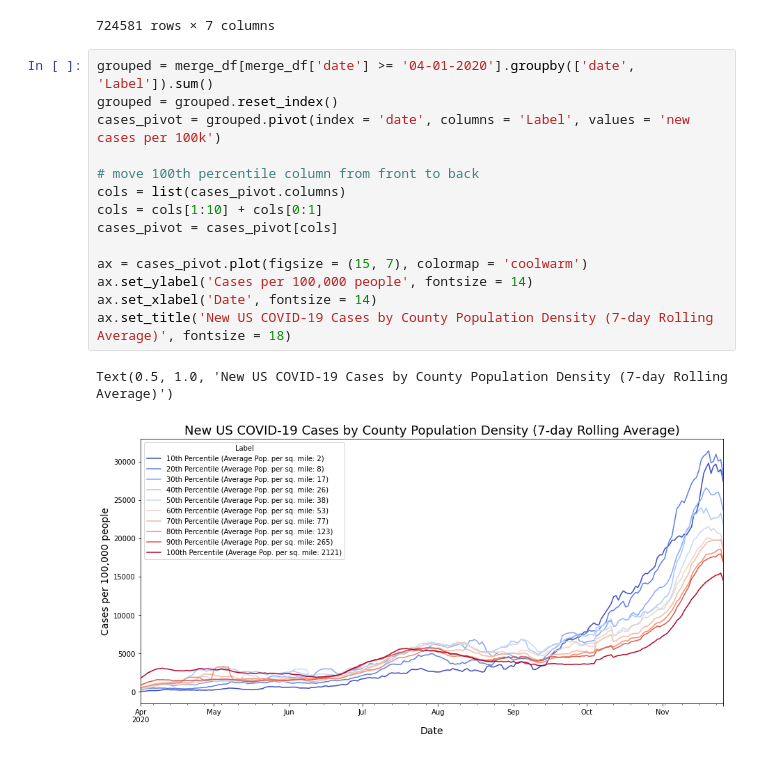
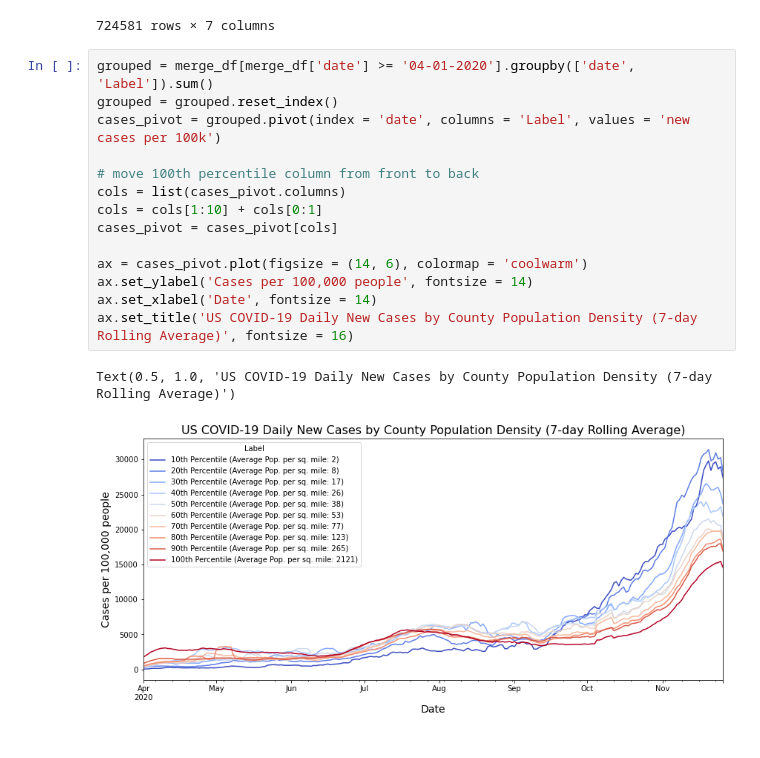
Before and after one commit to pierre-x10/USA_COVID_CountyPop, a Jupyter notebook: USA COVID-19 Data By County Population Density.ipynb, the cells around one changed output. Drawn from its saved outputs; the diff is of its cells as text.

```diff
--- a/USA COVID-19 Data By County Population Density.ipynb
+++ b/USA COVID-19 Data By County Population Density.ipynb
@@ -204,19 +204,19 @@ merge_df
 # %%
 grouped = merge_df[merge_df['date'] >= '04-01-2020'].groupby(['date', 'Label']).sum()
 grouped = grouped.reset_index()
 cases_pivot = grouped.pivot(index = 'date', columns = 'Label', values = 'new cases per 100k')
 
 # move 100th percentile column from front to back
 cols = list(cases_pivot.columns)
 cols = cols[1:10] + cols[0:1]
 cases_pivot = cases_pivot[cols]
 
-ax = cases_pivot.plot(figsize = (15, 7), colormap = 'coolwarm')
+ax = cases_pivot.plot(figsize = (14, 6), colormap = 'coolwarm')
 ax.set_ylabel('Cases per 100,000 people', fontsize = 14)
 ax.set_xlabel('Date', fontsize = 14)
-ax.set_title('New US COVID-19 Cases by County Population Density (7-day Rolling Average)', fontsize = 18)
+ax.set_title('US COVID-19 Daily New Cases by County Population Density (7-day Rolling Average)', fontsize = 16)
 # %% [output]
-Text(0.5, 1.0, 'New US COVID-19 Cases by County Population Density (7-day Rolling Average)')
+Text(0.5, 1.0, 'US COVID-19 Daily New Cases by County Population Density (7-day Rolling Average)')
-[figure, old version]
+[figure, new version]
 # %%
 deaths_pivot = grouped.pivot(index = 'date', columns = 'Label', values = 'new deaths per 100k')
```
Also changed, not shown: parts of 1 cell of this notebook.
